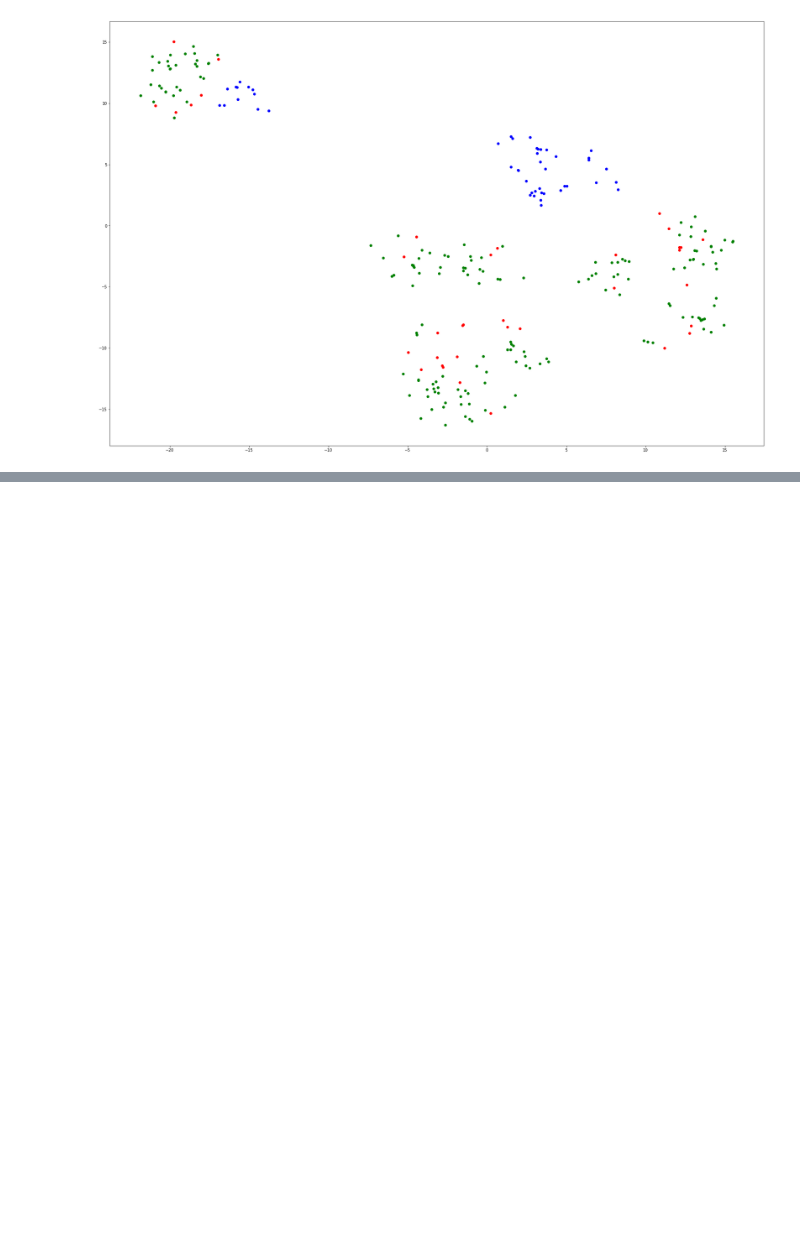
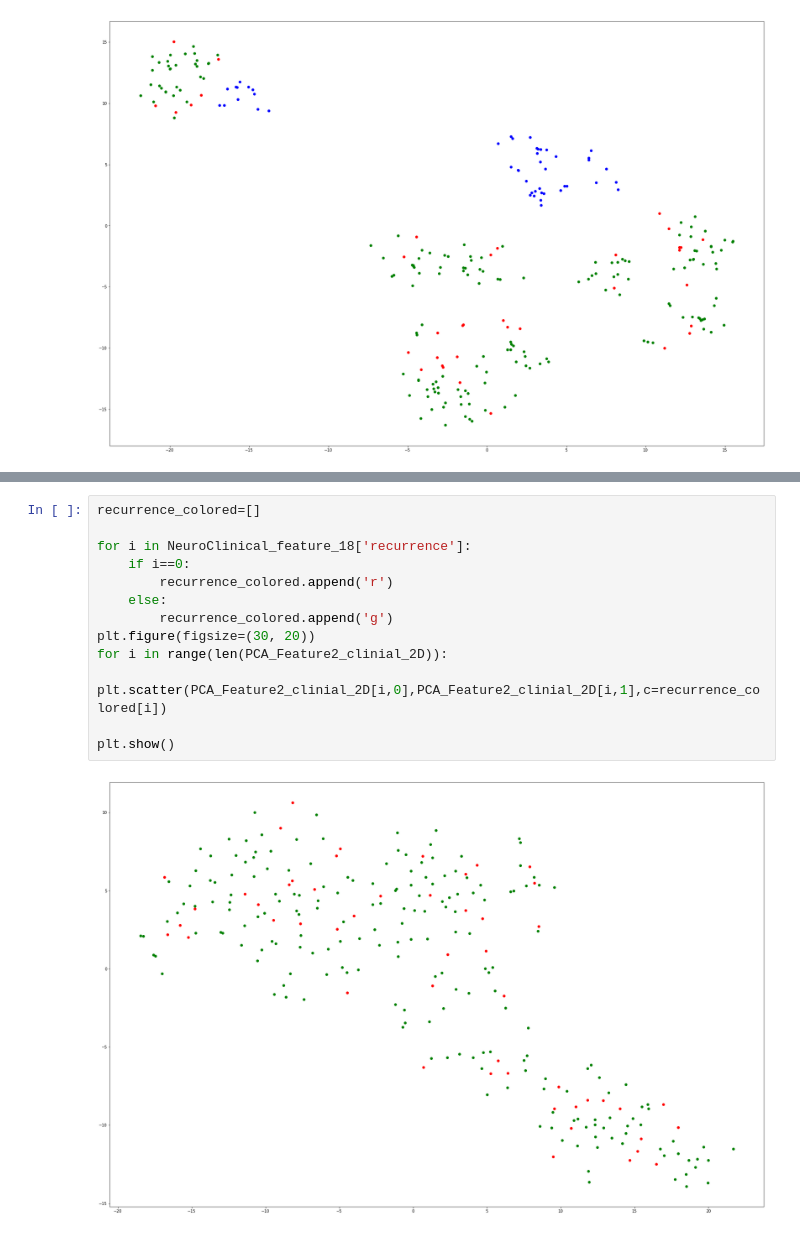
Before and after one commit to DoctorYe/DICOM_head_to_CSV, a Jupyter notebook: Desktop/PLOT.ipynb, the cells around one changed output, grey strips where cells are left out. Drawn from its saved outputs; the diff is of its cells as text; blank space fills up the shorter version.

```diff
--- a/Desktop/PLOT.ipynb
+++ b/Desktop/PLOT.ipynb
@@ -168,0 +236,15 @@ plt.show()
+# %%
+recurrence_colored=[]
+
+for i in NeuroClinical_feature_18['recurrence']:
+    if i==0:
+        recurrence_colored.append('r')
+    else:
+        recurrence_colored.append('g')
+plt.figure(figsize=(30, 20))
+for i in range(len(PCA_Feature2_clinial_2D)):
+    plt.scatter(PCA_Feature2_clinial_2D[i,0],PCA_Feature2_clinial_2D[i,1],c=recurrence_colored[i])
+
+plt.show()
+# %% [output]
+[figure, added]
```
Also changed, not shown: parts of 12 cells of this notebook.
